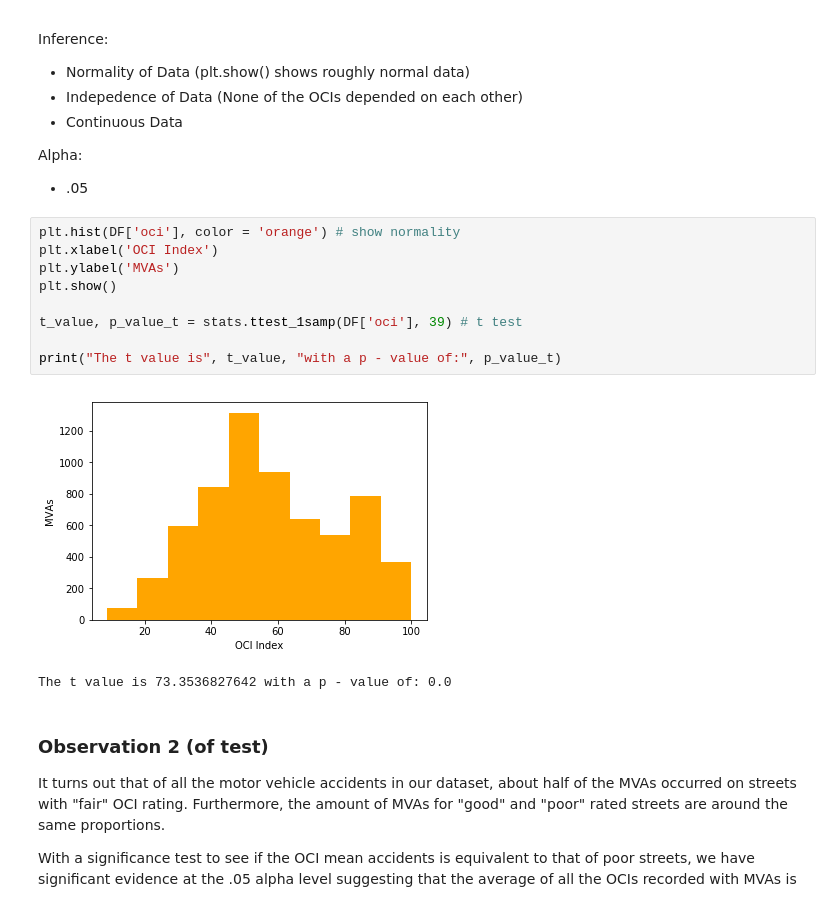
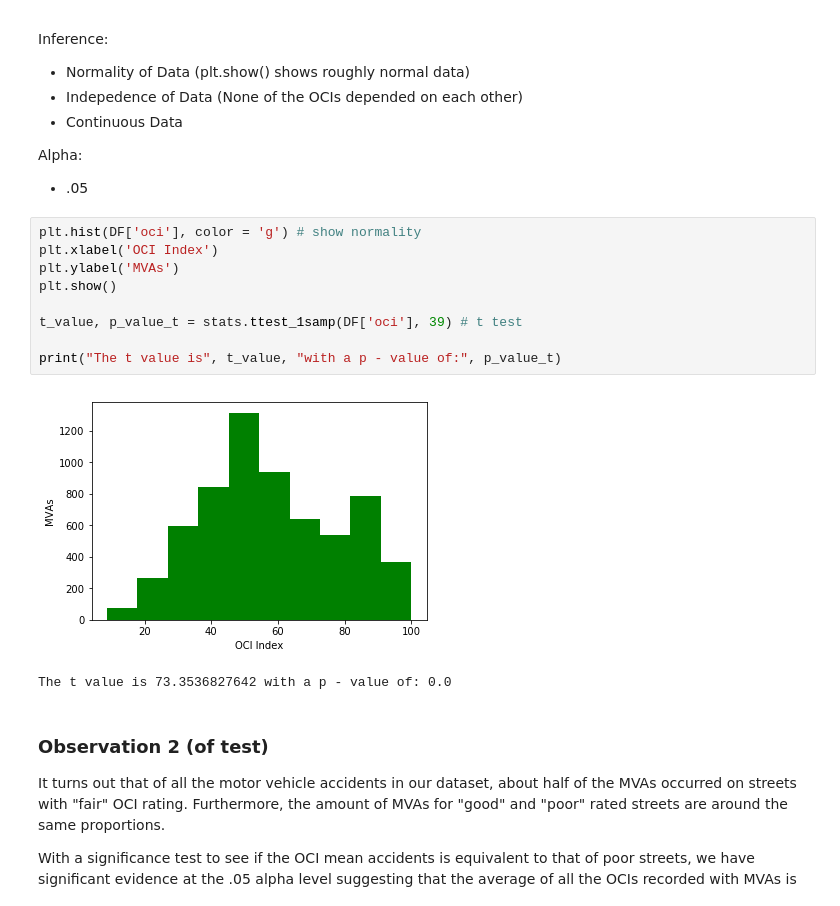
Before and after one commit to GSheagley/Data-Project, a Jupyter notebook: FinalProject.ipynb, the cells around one changed output. Saved outputs shown, nothing was run; the diff lists cells and outputs as text.

```diff
--- a/FinalProject.ipynb
+++ b/FinalProject.ipynb
@@ -407,16 +407,16 @@ Inference:
 Alpha:
 - .05
 # %%
-plt.hist(DF['oci'], color = 'orange') # show normality
+plt.hist(DF['oci'], color = 'g') # show normality
 plt.xlabel('OCI Index')
 plt.ylabel('MVAs')
 plt.show()
 
 t_value, p_value_t = stats.ttest_1samp(DF['oci'], 39) # t test
 
 print("The t value is", t_value, "with a p - value of:", p_value_t)
 # %% [output]
-[figure, old version]
+[figure, new version]
 The t value is 73.3536827642 with a p - value of: 0.0
 # %% [markdown]
 ### Observation 2 (of test)
```
Also changed, not shown: parts of 1 cell of this notebook.
